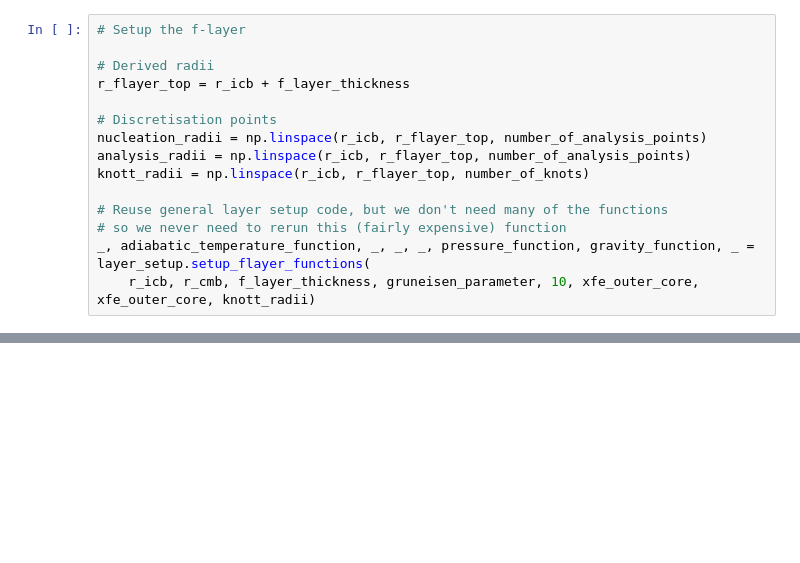
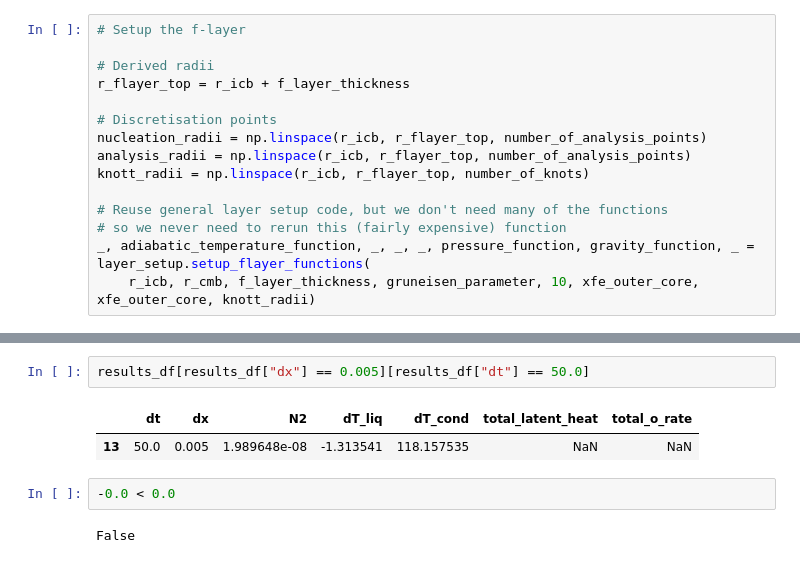
Before and after one commit to andreww/slurry, a Jupyter notebook: layer_models.ipynb, the cells around one changed output, grey strips where cells are left out. Drawn from its saved outputs; the diff is of its cells as text; blank space fills up the shorter version.

```diff
--- a/layer_models.ipynb
+++ b/layer_models.ipynb
@@ -122,0 +317,9 @@ plt.show()
+# %%
+results_df[results_df["dx"] == 0.005][results_df["dt"] == 50.0]
+# %% [output]
+|  | dt | dx | N2 | dT_liq | dT_cond | total_latent_heat | total_o_rate |
+| 13 | 50.0 | 0.005 | 1.989648e-08 | -1.313541 | 118.157535 | NaN | NaN |
+# %%
+-0.0 < 0.0
+# %% [output]
+False
```
Also changed, not shown: parts of 9 cells of this notebook.
